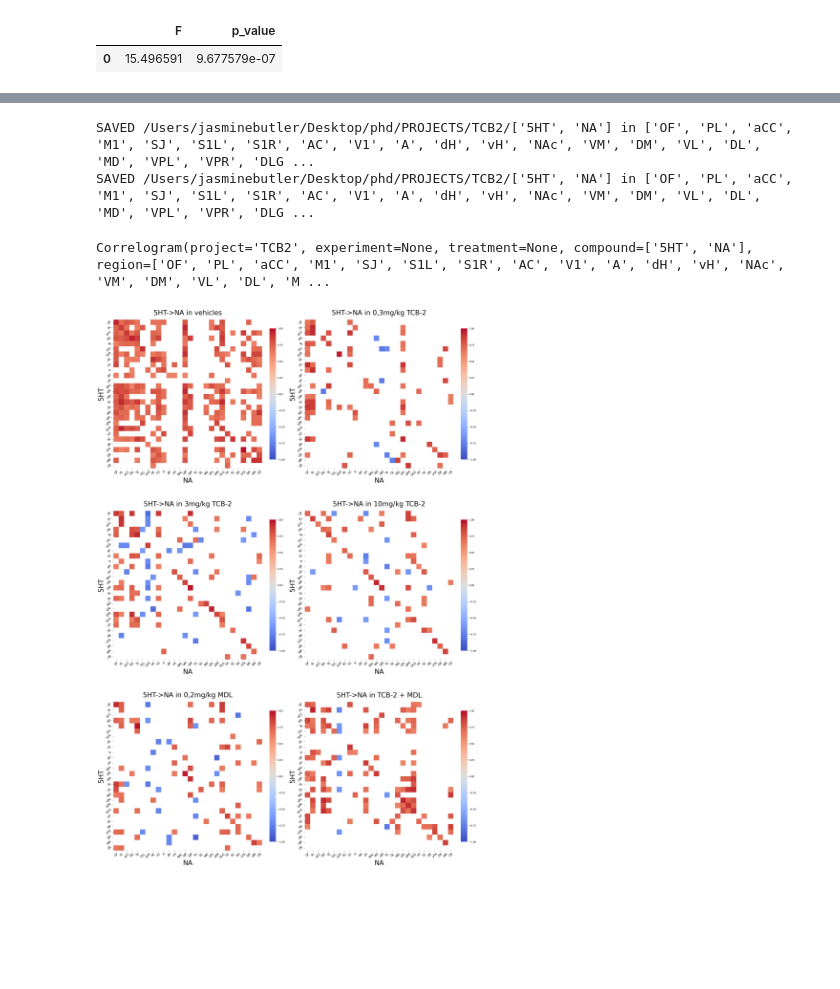
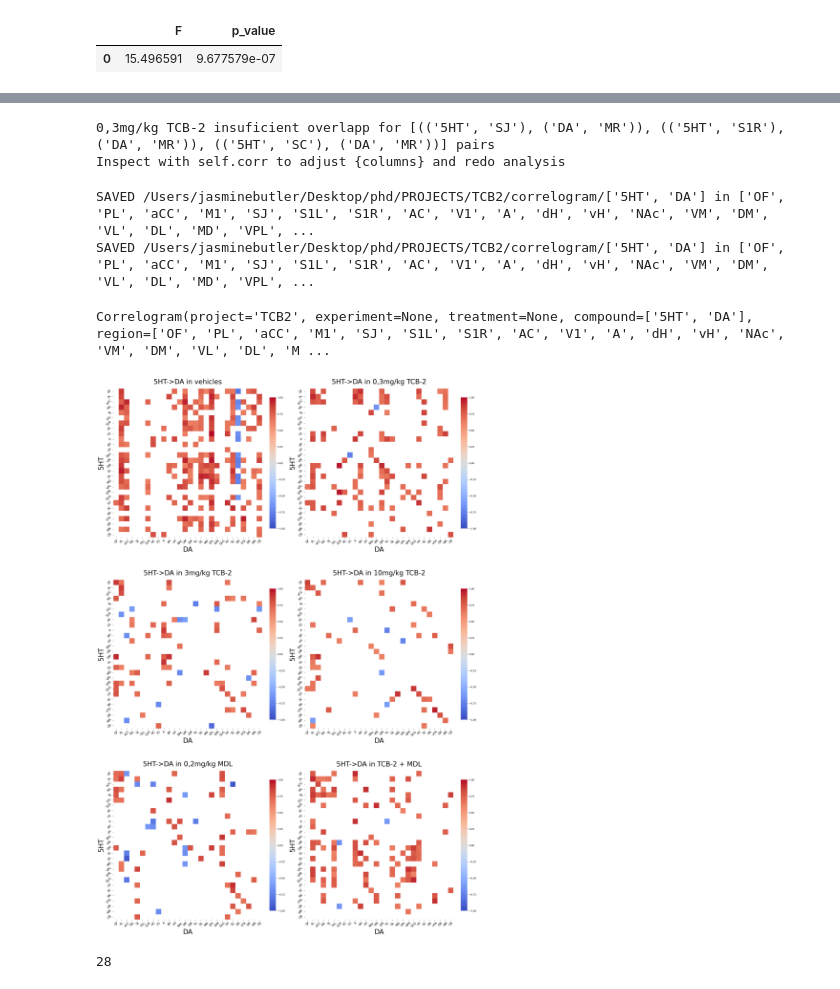
Before and after one commit to remicorne/phd, a Jupyter notebook: NEW_DASH.ipynb, the cells around one changed output, grey strips where cells are left out. Cells and saved outputs as stored; diff of their text form; code cells hidden in the pictures; blank space fills up the shorter version.

```diff
--- a/NEW_DASH.ipynb
+++ b/NEW_DASH.ipynb
@@ -191,21 +210,28 @@ hist.statistics.select(test='one_way_anova').result
 # %%
 from module.core.Figure import Correlogram
 
 legit_regions = ["OF","PL","aCC","M1","SJ","S1L","S1R","AC","V1","A","dH","vH","NAc","VM","DM","VL","DL","MD","VPL","VPR","DLG","HY","SC","SN","VTA","DR","MR","CB"]
 
 
 Correlogram(project ='TCB2',
                 # experiment='agonist antagonist',
-                compound='5HT-NA',
+                compound='5HT-DA',
                 region= legit_regions,
                 from_scratch=True,
                 remove_outliers='calculated', # calculated / eliminated / False
                 )
 # %% [output]
-SAVED /Users/jasminebutler/Desktop/phd/PROJECTS/TCB2/['5HT', 'NA'] in ['OF', 'PL', 'aCC', 'M1', 'SJ', 'S1L', 'S1R', 'AC', 'V1', 'A', 'dH', 'vH', 'NAc', 'VM', 'DM', 'VL', 'DL', 'MD', 'VPL', 'VPR', 'DLG ...
-SAVED /Users/jasminebutler/Desktop/phd/PROJECTS/TCB2/['5HT', 'NA'] in ['OF', 'PL', 'aCC', 'M1', 'SJ', 'S1L', 'S1R', 'AC', 'V1', 'A', 'dH', 'vH', 'NAc', 'VM', 'DM', 'VL', 'DL', 'MD', 'VPL', 'VPR', 'DLG ...
+0,3mg/kg TCB-2 insuficient overlapp for [(('5HT', 'SJ'), ('DA', 'MR')), (('5HT', 'S1R'), ('DA', 'MR')), (('5HT', 'SC'), ('DA', 'MR'))] pairs
+Inspect with self.corr to adjust {columns} and redo analysis
-Correlogram(project='TCB2', experiment=None, treatment=None, compound=['5HT', 'NA'], region=['OF', 'PL', 'aCC', 'M1', 'SJ', 'S1L', 'S1R', 'AC', 'V1', 'A', 'dH', 'vH', 'NAc', 'VM', 'DM', 'VL', 'DL', 'M ...
+SAVED /Users/jasminebutler/Desktop/phd/PROJECTS/TCB2/correlogram/['5HT', 'DA'] in ['OF', 'PL', 'aCC', 'M1', 'SJ', 'S1L', 'S1R', 'AC', 'V1', 'A', 'dH', 'vH', 'NAc', 'VM', 'DM', 'VL', 'DL', 'MD', 'VPL', ...
+SAVED /Users/jasminebutler/Desktop/phd/PROJECTS/TCB2/correlogram/['5HT', 'DA'] in ['OF', 'PL', 'aCC', 'M1', 'SJ', 'S1L', 'S1R', 'AC', 'V1', 'A', 'dH', 'vH', 'NAc', 'VM', 'DM', 'VL', 'DL', 'MD', 'VPL', ...
+Correlogram(project='TCB2', experiment=None, treatment=None, compound=['5HT', 'DA'], region=['OF', 'PL', 'aCC', 'M1', 'SJ', 'S1L', 'S1R', 'AC', 'V1', 'A', 'dH', 'vH', 'NAc', 'VM', 'DM', 'VL', 'DL', 'M ...
-[figure, old version]
+[figure, new version]
+# %%
+legit_regions = ["OF","PL","aCC","M1","SJ","S1L","S1R","AC","V1","A","dH","vH","NAc","VM","DM","VL","DL","MD","VPL","VPR","DLG","HY","SC","SN","VTA","DR","MR","CB"]
+print(len(legit_regions))
+# %% [output]
+28
 # %%
 from module.core.Figure import Network
 
```
Also changed, not shown: parts of 3 cells of this notebook.
